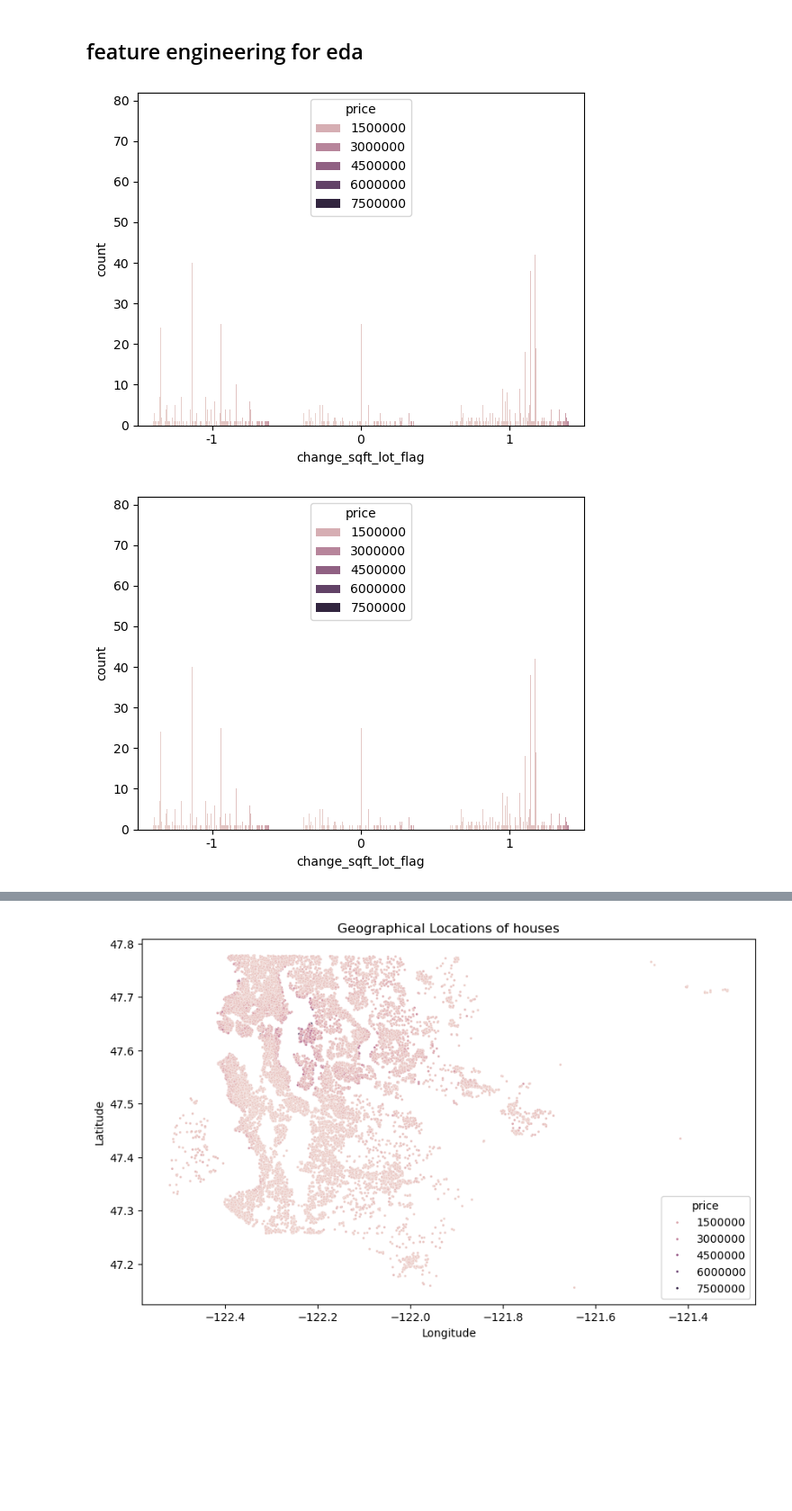
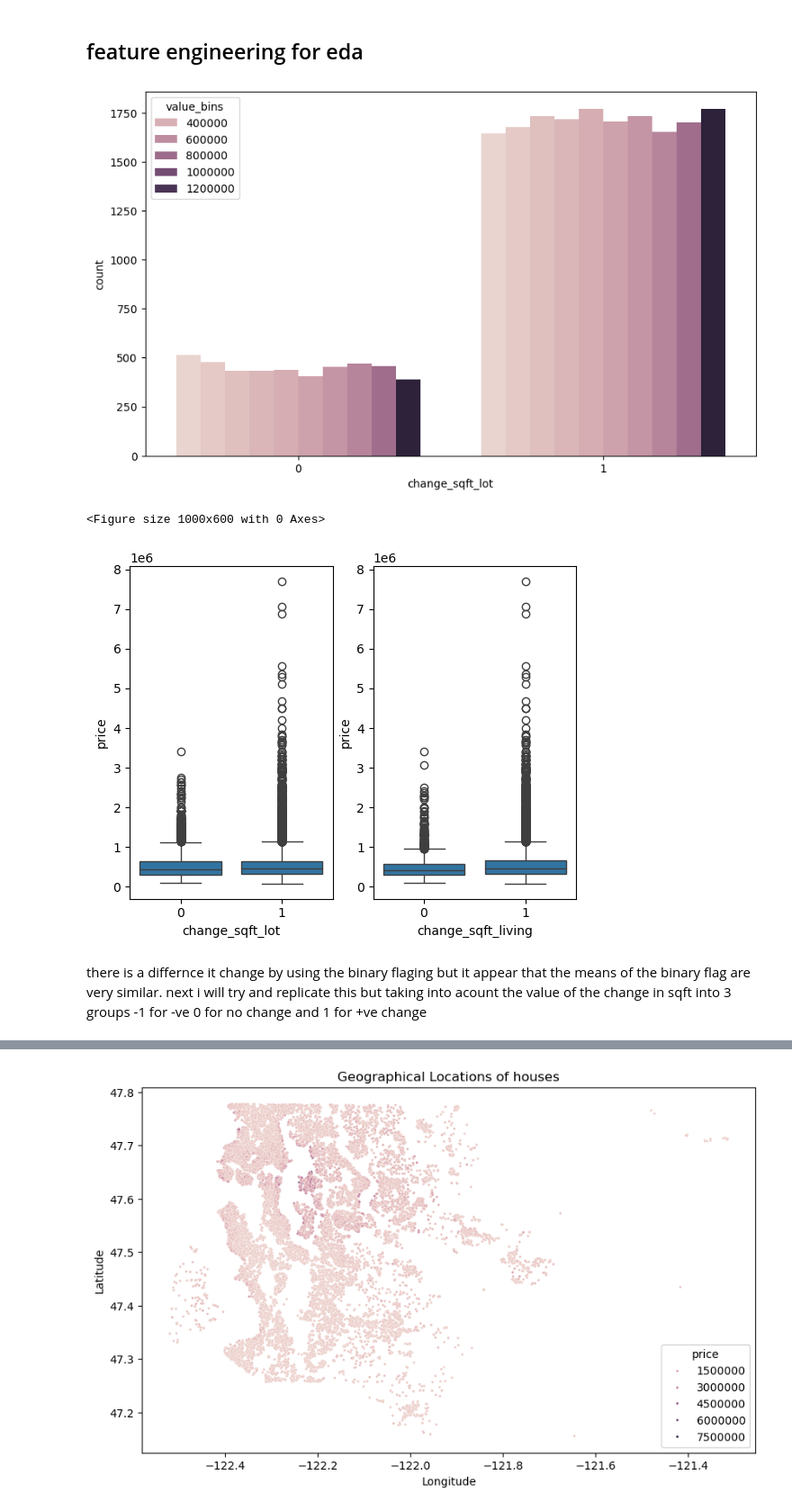
Before and after one commit to Kilvers/ML_test_HousePrices, a Jupyter notebook: EDA.ipynb, the cells around one changed output, grey strips where cells are left out. Shown at 90% size. Saved outputs shown, nothing was run; the diff lists cells and outputs as text; code cells hidden in the pictures; blank space fills up the shorter version.

```diff
--- a/EDA.ipynb
+++ b/EDA.ipynb
@@ -147,4 +148,24 @@ df['change_sqft_living'] = (df['sqft_living'] != df['sqft_living15']).astype(int
 
 df['change_sqft_lot'] = (df['sqft_lot'] != df['sqft_lot15']).astype(int)
 # df.sqft_lot - df.sqft_lot15
+# %%
+plt.figure(figsize=(10,6))
+df['value_bins'] = pd.qcut(df['price'], 10, labels=False)
+bin_averages = df.groupby('value_bins')['price'].mean()
+df['value_bins'] = df['value_bins'].apply(lambda x: bin_averages[x])
+sns.countplot(x='change_sqft_lot', data=df,hue= 'value_bins')
+plt.show()
+
+plt.figure(figsize=(10,6))
+fig, axs = plt.subplots(1,2)
+sns.boxplot(x = 'change_sqft_lot',y = 'price',data=df, ax=axs[0])
+sns.boxplot(x = 'change_sqft_living',y = 'price',data=df, ax=axs[1])
+plt.show()
+# %% [output]
+[figure, added]
+<Figure size 1000x600 with 0 Axes>
+[figure, added]
+# %% [markdown]
+there is a differnce it change by using the binary flaging but it appear that the means of the binary flag are very similar.
+next i will try and replicate this but taking into acount the value of the change in sqft into 3 groups -1 for -ve 0 for no change and 1 for +ve change
 # %%
@@ -155,9 +176 @@ df['change_sqft_lot'] = (df['sqft_lot'] - df['sqft_lot15']).astype(int)
 df['change_sqft_lot_flag'] = df['change_sqft_lot'].apply(lambda x: -1 if x < 0 else (1 if x > 0 else 0))
-# %%
-sns.countplot(x='change_sqft_lot_flag', data=df,hue= 'price')
-plt.show()
-sns.countplot(x='change_sqft_lot_flag', data=df,hue= 'price')
-plt.show()
-# %% [output]
-[figure, removed]
-[figure, removed]
```
Also changed, not shown: parts of 29 cells of this notebook, 6 other files.
